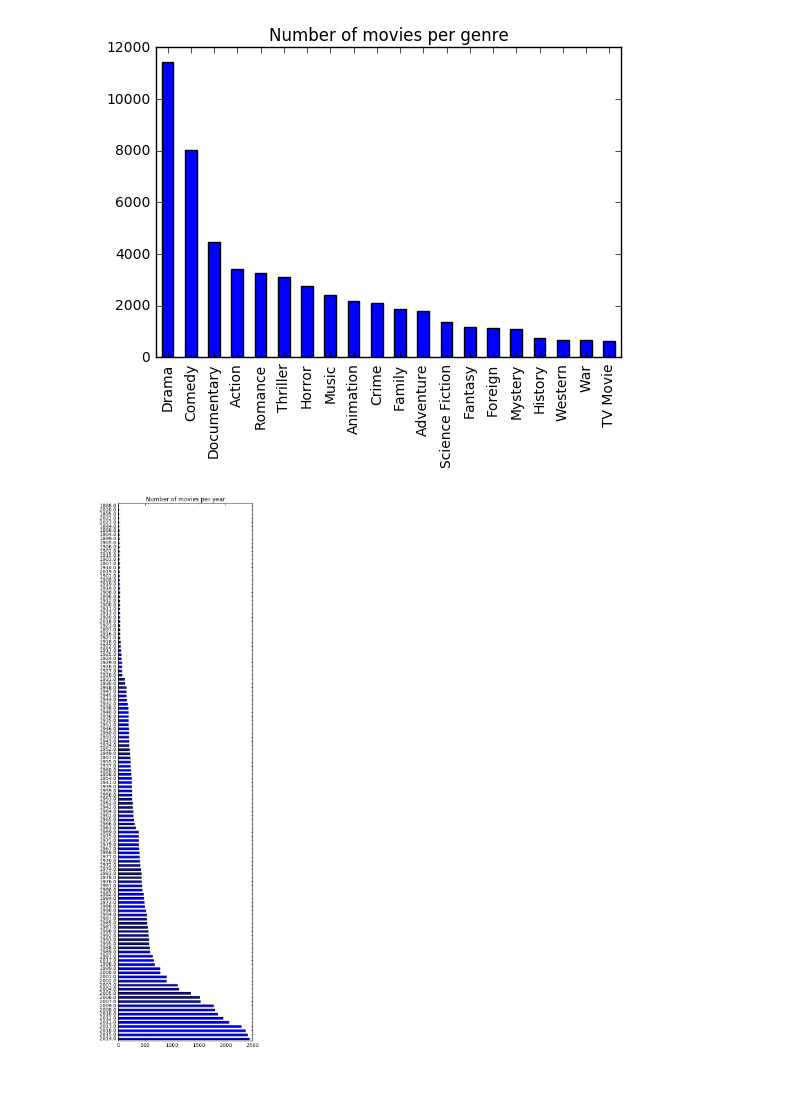
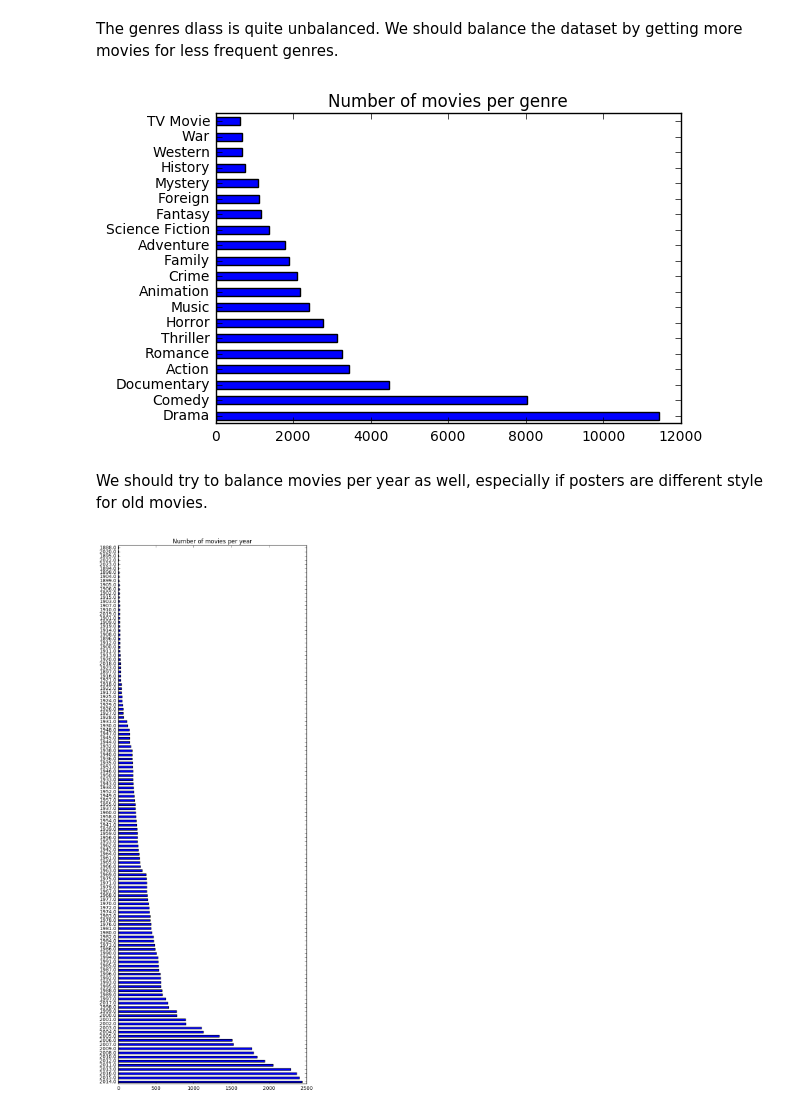
Before and after one commit to adubitskiy/cs109b, a Jupyter notebook: data_explore.ipynb, the cells around one changed output. Cells and saved outputs as stored; diff of their text form; code cells hidden in the pictures; blank space fills up the shorter version.

```diff
--- a/data_explore.ipynb
+++ b/data_explore.ipynb
@@ -25,8 +45,10 @@ with open('data/genre_pairs.csv', 'wb') as csvfile:
 # %%
-df = pd.DataFrame.from_csv('data/genre_pairs.csv')
+df = pd.DataFrame.from_csv('data/movie_info.csv')
 # %%
 df['release_date'] = pd.to_datetime(df.release_date)
 df['year'] = df['release_date'].dt.year
+df['budget'] = df['budget'].replace(0, np.nan)
+df['revenue'] =  df['revenue'].replace(0, np.nan)
 # %%
 df.sample(n = 5)
 # %% [output]
@@ -40,13 +76,17 @@ df.sample(n = 5)
+# %% [markdown]
+The genres dlass is quite unbalanced. We should balance the dataset by getting more movies for less frequent genres.
 # %%
-df['genre'].value_counts().plot(kind="bar", title = 'Number of movies per genre')
+df['genre'].value_counts().plot(kind="barh", title = 'Number of movies per genre')
 plt.show()
 # %% [output]
-[figure, old version]
+[figure, new version]
+# %% [markdown]
+We should try to balance movies per year as well, especially if posters are different style for old movies.
 # %%
-df['year'].value_counts().plot(kind="barh", figsize = (5, 20), title = 'Number of movies per year')
+df['year'].value_counts().plot(kind="barh", figsize = (7, 20), title = 'Number of movies per year')
 plt.show()
 # %% [output]
-[figure, old version]
+[figure, new version]
 # %%
 df.groupby(['genre'])['budget', 'revenue'].mean().plot(
     kind = 'barh', stacked = True, title = 'Budget and revenue per per genre')
```
Also changed, not shown: parts of 11 cells of this notebook.
